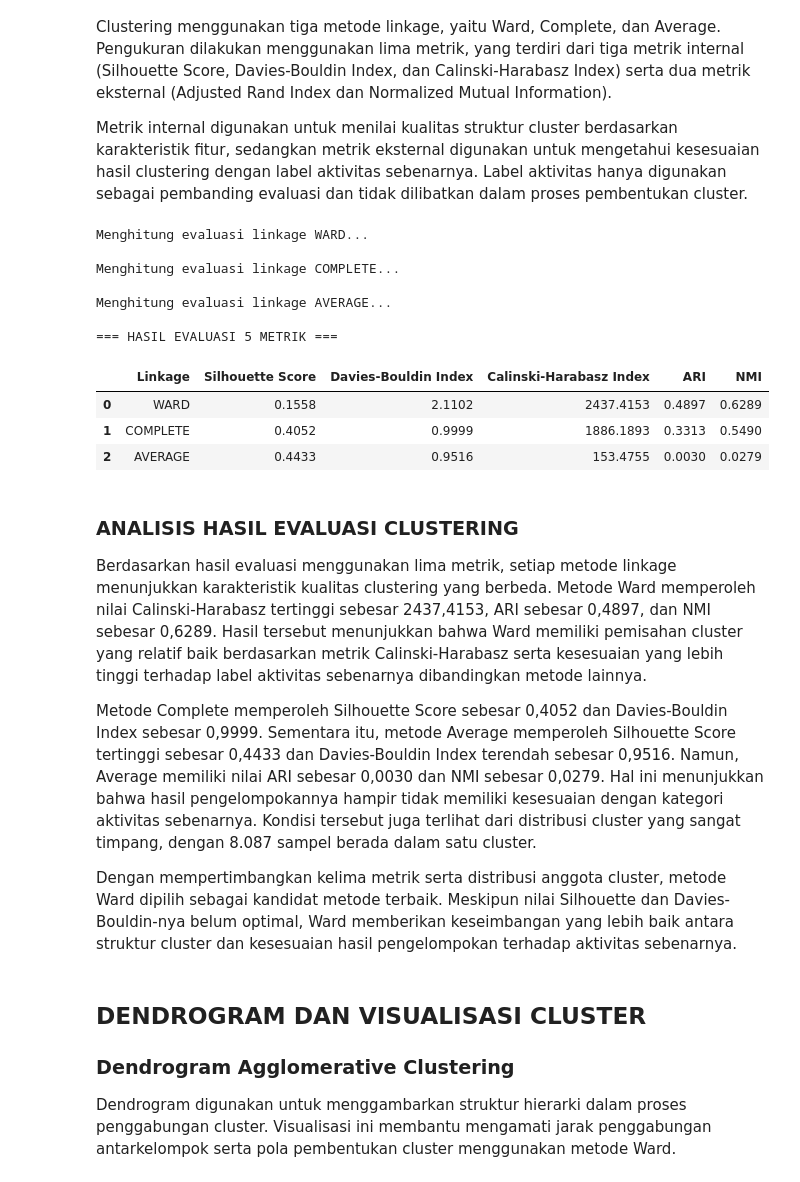
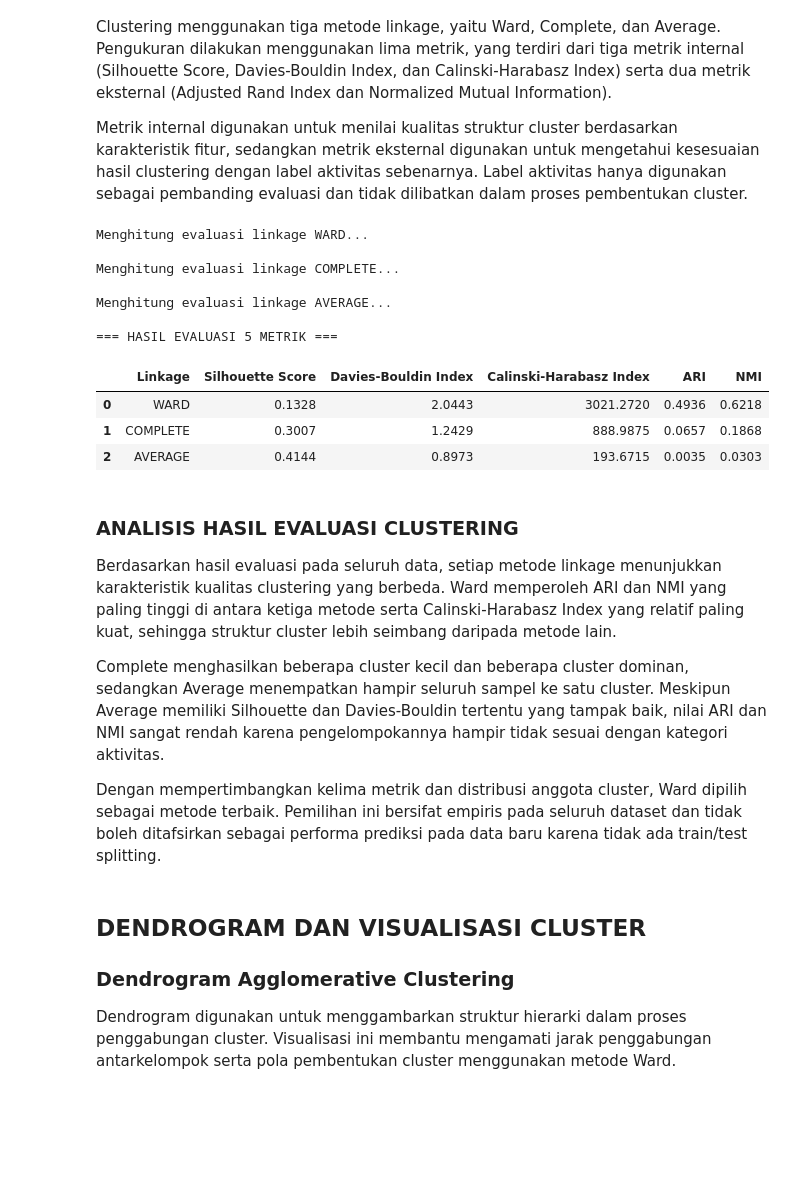
Before and after one commit to KLVA147/10_DS-IF-A_DC-Cakung, a Jupyter notebook: Main.ipynb, the cells around one changed output. Saved outputs shown, nothing was run; the diff lists cells and outputs as text; code cells hidden in the pictures; blank space fills up the shorter version.

```diff
--- a/Main.ipynb
+++ b/Main.ipynb
@@ -1147,15 +1102,11 @@ Pada penelitian ini dilakukan perbandingan tiga metode linkage, yaitu Ward, Comp
 # %%
 # 15. AGGLOMERATIVE HIERARCHICAL CLUSTERING
-
-from sklearn.cluster import AgglomerativeClustering
-import time
-
 print("=" * 60)
 print("AGGLOMERATIVE HIERARCHICAL CLUSTERING")
 print("=" * 60)
 
-# Menggunakan data training hasil PCA
-X_cluster = X_train_pca
+# Menggunakan seluruh data hasil PCA
+X_cluster = X_pca
 
 n_clusters = 6
 
@@ -1255,14 +1206,6 @@ Evaluasi dilakukan untuk membandingkan kualitas hasil Agglomerative Hierarchical
 Metrik internal digunakan untuk menilai kualitas struktur cluster berdasarkan karakteristik fitur, sedangkan metrik eksternal digunakan untuk mengetahui kesesuaian hasil clustering dengan label aktivitas sebenarnya. Label aktivitas hanya digunakan sebagai pembanding evaluasi dan tidak dilibatkan dalam proses pembentukan cluster.
 # %%
 # EVALUASI HASIL CLUSTERING DENGAN 5 METRIK
-
-from sklearn.metrics import (
-    silhouette_score,
-    davies_bouldin_score,
-    calinski_harabasz_score,
-    adjusted_rand_score,
-    normalized_mutual_info_score
-)
 
 evaluation_results = []
 
@@ -1272,67 +1215,51 @@ for method in linkage_methods:
 
     print(f"\nMenghitung evaluasi linkage {method.upper()}...")
 
-    # Silhouette menggunakan sampel agar perhitungan lebih efisien
     sil_score = silhouette_score(
         X_cluster,
         labels,
         sample_size=min(2000, len(X_cluster)),
         random_state=42
     )
 
-    db_score = davies_bouldin_score(
-        X_cluster,
-        labels
-    )
-
-    ch_score = calinski_harabasz_score(
-        X_cluster,
-        labels
-    )
-
-    ari_score = adjusted_rand_score(
-        y_train,
-        labels
-    )
-
-    nmi_score = normalized_mutual_info_score(
-        y_train,
-        labels
-    )
+    db_score = davies_bouldin_score(X_cluster, labels)
+    ch_score = calinski_harabasz_score(X_cluster, labels)
+    ari_score = adjusted_rand_score(y_full, labels)
+    nmi_score = normalized_mutual_info_score(y_full, labels)
 
     evaluation_results.append({
         'Linkage': method.upper(),
         'Silhouette Score': sil_score,
         'Davies-Bouldin Index': db_score,
         'Calinski-Harabasz Index': ch_score,
         'ARI': ari_score,
         'NMI': nmi_score
     })
 
 evaluation_df = pd.DataFrame(evaluation_results)
 
 print("\n=== HASIL EVALUASI 5 METRIK ===")
 display(evaluation_df.round(4))
 # %% [output]
 Menghitung evaluasi linkage WARD...
 
 Menghitung evaluasi linkage COMPLETE...
 
 Menghitung evaluasi linkage AVERAGE...
 
 === HASIL EVALUASI 5 METRIK ===
 |  | Linkage | Silhouette Score | Davies-Bouldin Index | Calinski-Harabasz Index | ARI | NMI |
-| 0 | WARD | 0.1558 | 2.1102 | 2437.4153 | 0.4897 | 0.6289 |
-| 1 | COMPLETE | 0.4052 | 0.9999 | 1886.1893 | 0.3313 | 0.5490 |
-| 2 | AVERAGE | 0.4433 | 0.9516 | 153.4755 | 0.0030 | 0.0279 |
+| 0 | WARD | 0.1328 | 2.0443 | 3021.2720 | 0.4936 | 0.6218 |
+| 1 | COMPLETE | 0.3007 | 1.2429 | 888.9875 | 0.0657 | 0.1868 |
+| 2 | AVERAGE | 0.4144 | 0.8973 | 193.6715 | 0.0035 | 0.0303 |
 # %% [markdown]
 ### ANALISIS HASIL EVALUASI CLUSTERING
 
-Berdasarkan hasil evaluasi menggunakan lima metrik, setiap metode linkage menunjukkan karakteristik kualitas clustering yang berbeda. Metode Ward memperoleh nilai Calinski-Harabasz tertinggi sebesar 2437,4153, ARI sebesar 0,4897, dan NMI sebesar 0,6289. Hasil tersebut menunjukkan bahwa Ward memiliki pemisahan cluster yang relatif baik berdasarkan metrik Calinski-Harabasz serta kesesuaian yang lebih tinggi terhadap label aktivitas sebenarnya dibandingkan metode lainnya.
+Berdasarkan hasil evaluasi pada seluruh data, setiap metode linkage menunjukkan karakteristik kualitas clustering yang berbeda. Ward memperoleh ARI dan NMI yang paling tinggi di antara ketiga metode serta Calinski-Harabasz Index yang relatif paling kuat, sehingga struktur cluster lebih seimbang daripada metode lain.
 
-Metode Complete memperoleh Silhouette Score sebesar 0,4052 dan Davies-Bouldin Index sebesar 0,9999. Sementara itu, metode Average memperoleh Silhouette Score tertinggi sebesar 0,4433 dan Davies-Bouldin Index terendah sebesar 0,9516. Namun, Average memiliki nilai ARI sebesar 0,0030 dan NMI sebesar 0,0279. Hal ini menunjukkan bahwa hasil pengelompokannya hampir tidak memiliki kesesuaian dengan kategori aktivitas sebenarnya. Kondisi tersebut juga terlihat dari distribusi cluster yang sangat timpang, dengan 8.087 sampel berada dalam satu cluster.
+Complete menghasilkan beberapa cluster kecil dan beberapa cluster dominan, sedangkan Average menempatkan hampir seluruh sampel ke satu cluster. Meskipun Average memiliki Silhouette dan Davies-Bouldin tertentu yang tampak baik, nilai ARI dan NMI sangat rendah karena pengelompokannya hampir tidak sesuai dengan kategori aktivitas.
 
-Dengan mempertimbangkan kelima metrik serta distribusi anggota cluster, metode Ward dipilih sebagai kandidat metode terbaik. Meskipun nilai Silhouette dan Davies-Bouldin-nya belum optimal, Ward memberikan keseimbangan yang lebih baik antara struktur cluster dan kesesuaian hasil pengelompokan terhadap aktivitas sebenarnya.
+Dengan mempertimbangkan kelima metrik dan distribusi anggota cluster, Ward dipilih sebagai metode terbaik. Pemilihan ini bersifat empiris pada seluruh dataset dan tidak boleh ditafsirkan sebagai performa prediksi pada data baru karena tidak ada train/test splitting.
 # %% [markdown]
 ## DENDROGRAM DAN VISUALISASI CLUSTER
 
```
Also changed, not shown: parts of 20 cells of this notebook, 32 other files.
